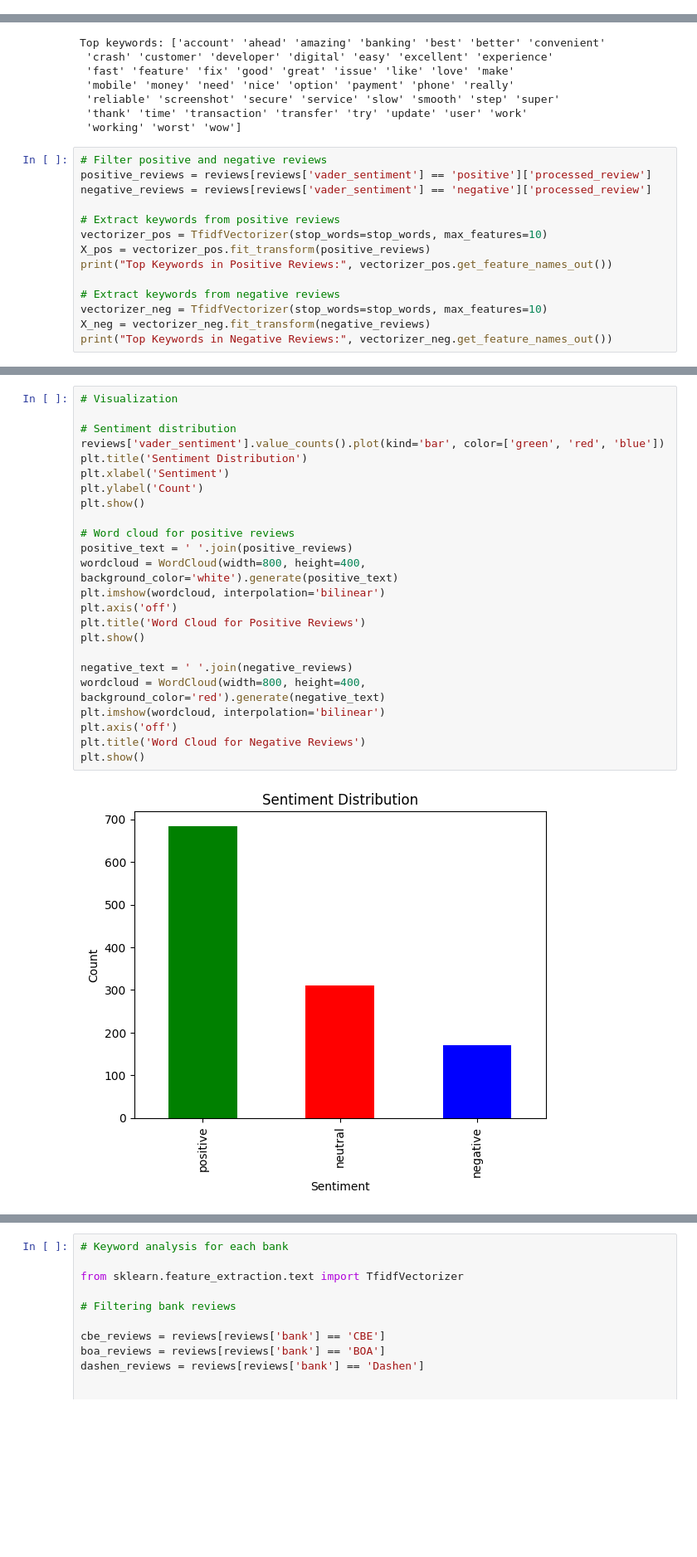
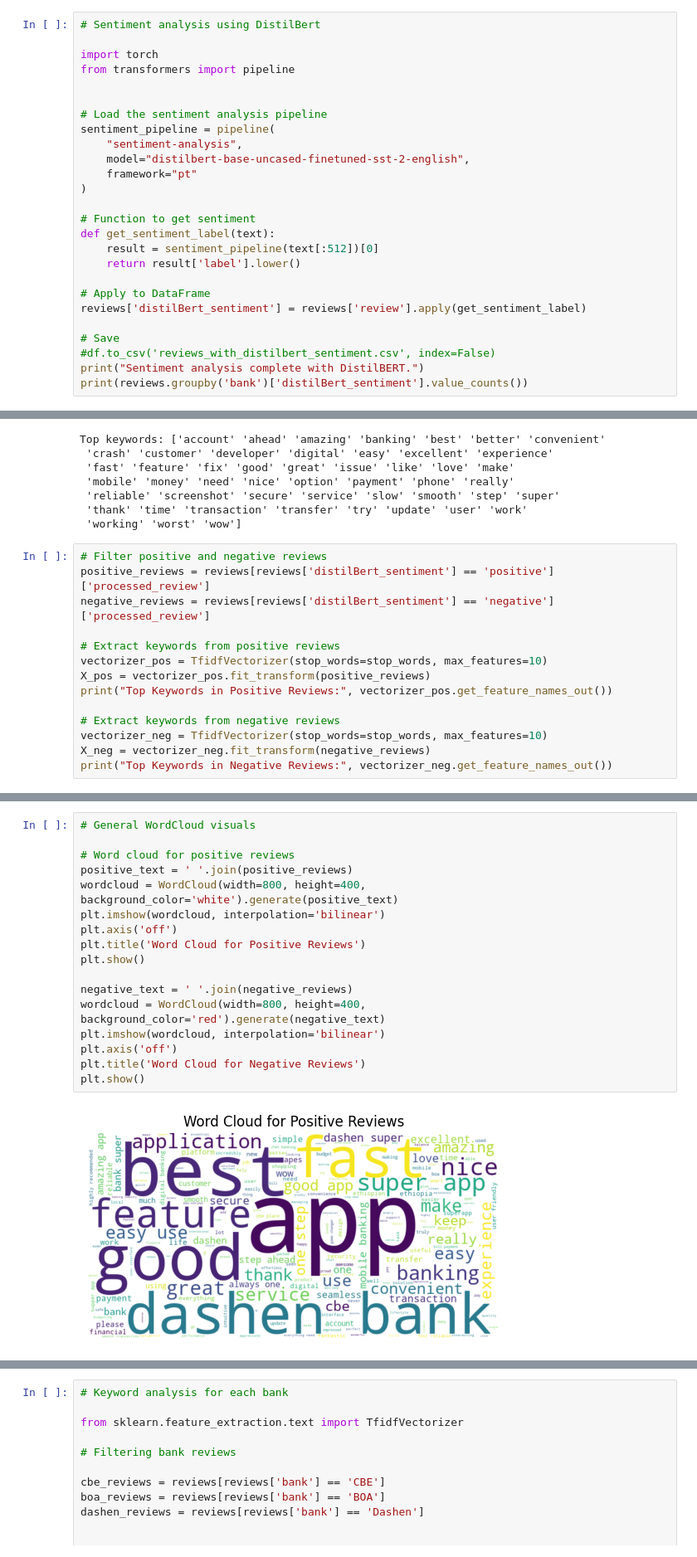
Before and after one commit to AmhaBK/Customer-Experience-Analysis, a Jupyter notebook: notebooks/sentimentAnalysis.ipynb, the cells around one changed output, grey strips where cells are left out. Shown: that part at 83% size. Cells and saved outputs as stored; diff of their text form; blank space fills up the shorter version.

Commit message:
Distilbert sentiment analysis and visualization across banks

```diff
--- a/notebooks/sentimentAnalysis.ipynb
+++ b/notebooks/sentimentAnalysis.ipynb
@@ -107,3 +108,29 @@ Dashen  positive              281
         neutral                72
         negative               27
 Name: count, dtype: int64
+# %%
+# Sentiment analysis using DistilBert
+
+import torch
+from transformers import pipeline
+
+
+# Load the sentiment analysis pipeline
+sentiment_pipeline = pipeline(
+    "sentiment-analysis",
+    model="distilbert-base-uncased-finetuned-sst-2-english",
+    framework="pt"
+)
+
+# Function to get sentiment
+def get_sentiment_label(text):
+    result = sentiment_pipeline(text[:512])[0]
+    return result['label'].lower()
+
+# Apply to DataFrame
+reviews['distilBert_sentiment'] = reviews['review'].apply(get_sentiment_label)
+
+# Save
+#df.to_csv('reviews_with_distilbert_sentiment.csv', index=False)
+print("Sentiment analysis complete with DistilBERT.")
+print(reviews.groupby('bank')['distilBert_sentiment'].value_counts())
@@ -141,8 +179,8 @@ Top keywords: ['account' 'ahead' 'amazing' 'banking' 'best' 'better' 'convenient
  'working' 'worst' 'wow']
 # %%
 # Filter positive and negative reviews
-positive_reviews = reviews[reviews['vader_sentiment'] == 'positive']['processed_review']
-negative_reviews = reviews[reviews['vader_sentiment'] == 'negative']['processed_review']
+positive_reviews = reviews[reviews['distilBert_sentiment'] == 'positive']['processed_review']
+negative_reviews = reviews[reviews['distilBert_sentiment'] == 'negative']['processed_review']
 
 # Extract keywords from positive reviews
 vectorizer_pos = TfidfVectorizer(stop_words=stop_words, max_features=10)
@@ -161,26 +199,19 @@ Top Keywords in Negative Reviews: ['bad' 'banking' 'crash' 'fix' 'mobile' 'servi
 # %%
-# Visualization
-
-# Sentiment distribution
-reviews['vader_sentiment'].value_counts().plot(kind='bar', color=['green', 'red', 'blue'])
-plt.title('Sentiment Distribution')
-plt.xlabel('Sentiment')
-plt.ylabel('Count')
-plt.show()
+# General WordCloud visuals
 
 # Word cloud for positive reviews
 positive_text = ' '.join(positive_reviews)
 wordcloud = WordCloud(width=800, height=400, background_color='white').generate(positive_text)
 plt.imshow(wordcloud, interpolation='bilinear')
 plt.axis('off')
 plt.title('Word Cloud for Positive Reviews')
 plt.show()
 
 negative_text = ' '.join(negative_reviews)
 wordcloud = WordCloud(width=800, height=400, background_color='red').generate(negative_text)
 plt.imshow(wordcloud, interpolation='bilinear')
 plt.axis('off')
 plt.title('Word Cloud for Negative Reviews')
 plt.show()
 # %% [output]
-[figure, old version]
+[figure, new version]
```
Also changed, not shown: parts of 8 cells of this notebook.
